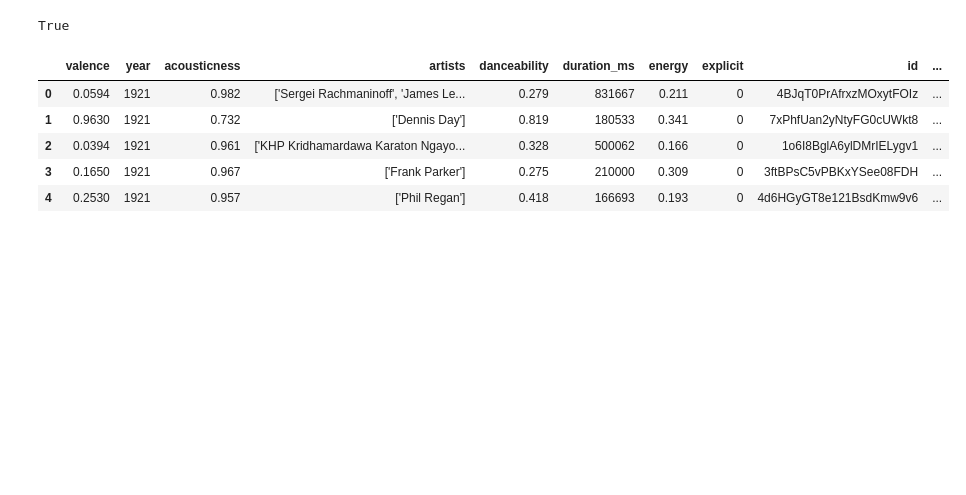
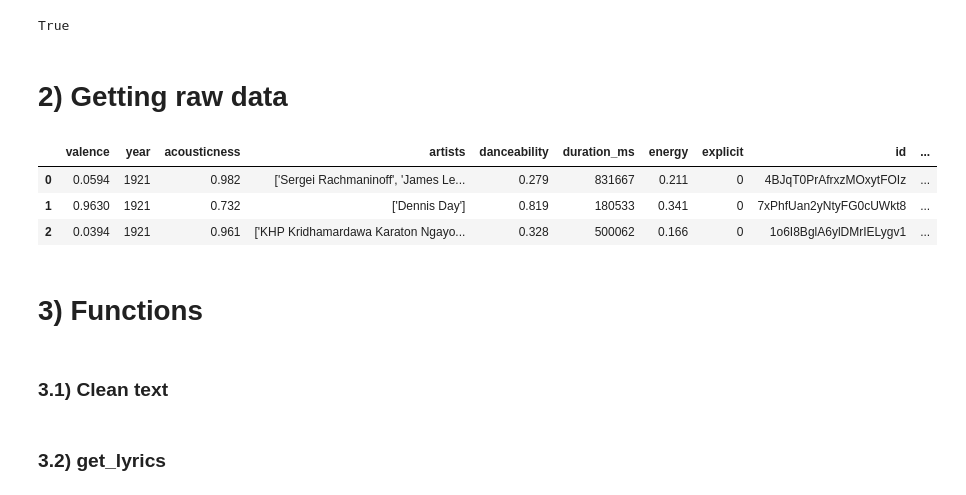
Before and after one commit to federicoeramirez/jars, a Jupyter notebook: notebooks/fede_data_test.ipynb, the cells around one changed output. Saved outputs shown, nothing was run; the diff lists cells and outputs as text; code cells hidden in the pictures; blank space fills up the shorter version.

```diff
--- a/notebooks/fede_data_test.ipynb
+++ b/notebooks/fede_data_test.ipynb
@@ -18,16 +29,16 @@ env_path = find_dotenv()
 load_dotenv(env_path)
 # %% [output]
 True
+# %% [markdown]
+# 2) Getting raw data
 # %%
 # loading the dataset into a dataframe
 data = pd.read_csv('../raw_data/data.csv')
-data.head()
+data.head(3)
 # %% [output]
 |  | valence | year | acousticness | artists | danceability | duration_ms | energy | explicit | id | ... |
 | 0 | 0.0594 | 1921 | 0.982 | ['Sergei Rachmaninoff', 'James Le... | 0.279 | 831667 | 0.211 | 0 | 4BJqT0PrAfrxzMOxytFOIz | ... |
 | 1 | 0.9630 | 1921 | 0.732 | ['Dennis Day'] | 0.819 | 180533 | 0.341 | 0 | 7xPhfUan2yNtyFG0cUWkt8 | ... |
 | 2 | 0.0394 | 1921 | 0.961 | ['KHP Kridhamardawa Karaton Ngayo... | 0.328 | 500062 | 0.166 | 0 | 1o6I8BglA6ylDMrIELygv1 | ... |
-| 3 | 0.1650 | 1921 | 0.967 | ['Frank Parker'] | 0.275 | 210000 | 0.309 | 0 | 3ftBPsC5vPBKxYSee08FDH | ... |
-| 4 | 0.2530 | 1921 | 0.957 | ['Phil Regan'] | 0.418 | 166693 | 0.193 | 0 | 4d6HGyGT8e121BsdKmw9v6 | ... |
 # %%
 # create a sample to work with a smaller dataset throughout development
@@ -35,3 +46,7 @@ data_sample = data.sample(10, ignore_index=True, random_state=0)
+# %% [markdown]
+# 3) Functions
+# %% [markdown]
+### 3.1) Clean text
 # %%
 # clean strings
 def clean_text(text):
@@ -53,5 +68,7 @@ def clean_text(text):
         .replace("-",'')
 
     return unidecode.unidecode(text.lower())
+# %% [markdown]
+### 3.2) get_lyrics
 # %%
 # get lyrics
```
Also changed, not shown: parts of 26 cells of this notebook.
